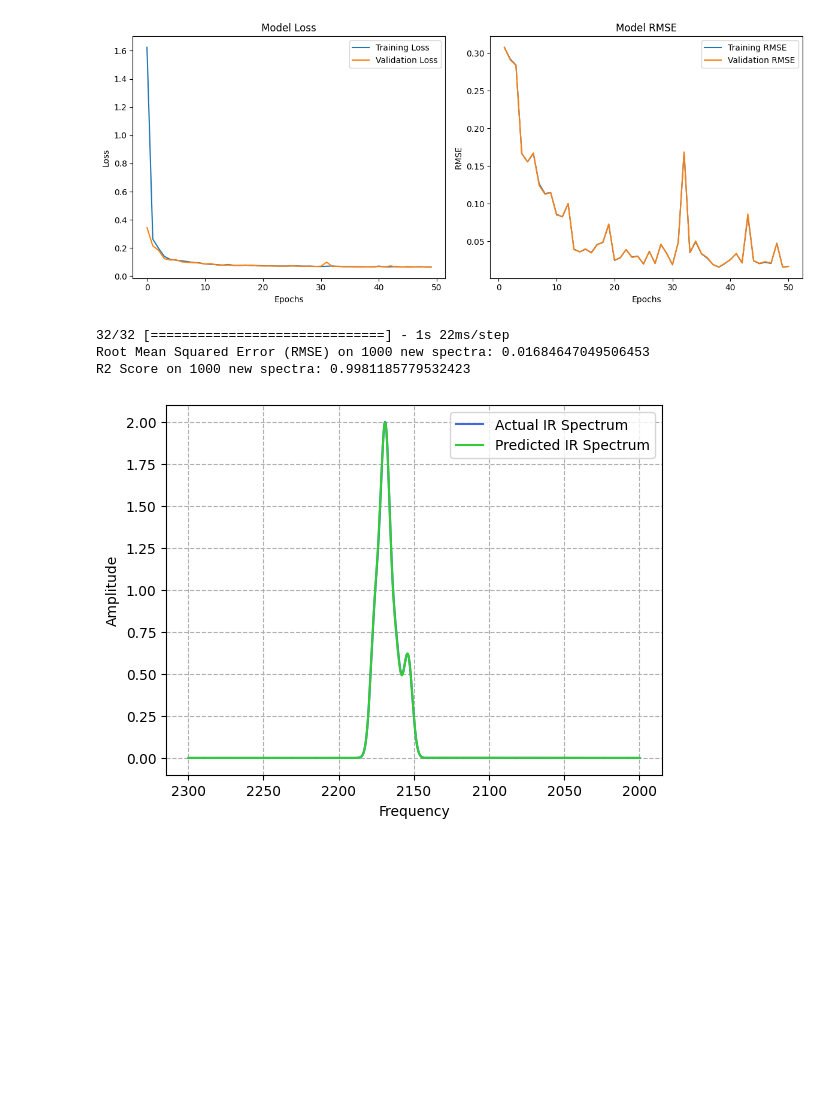
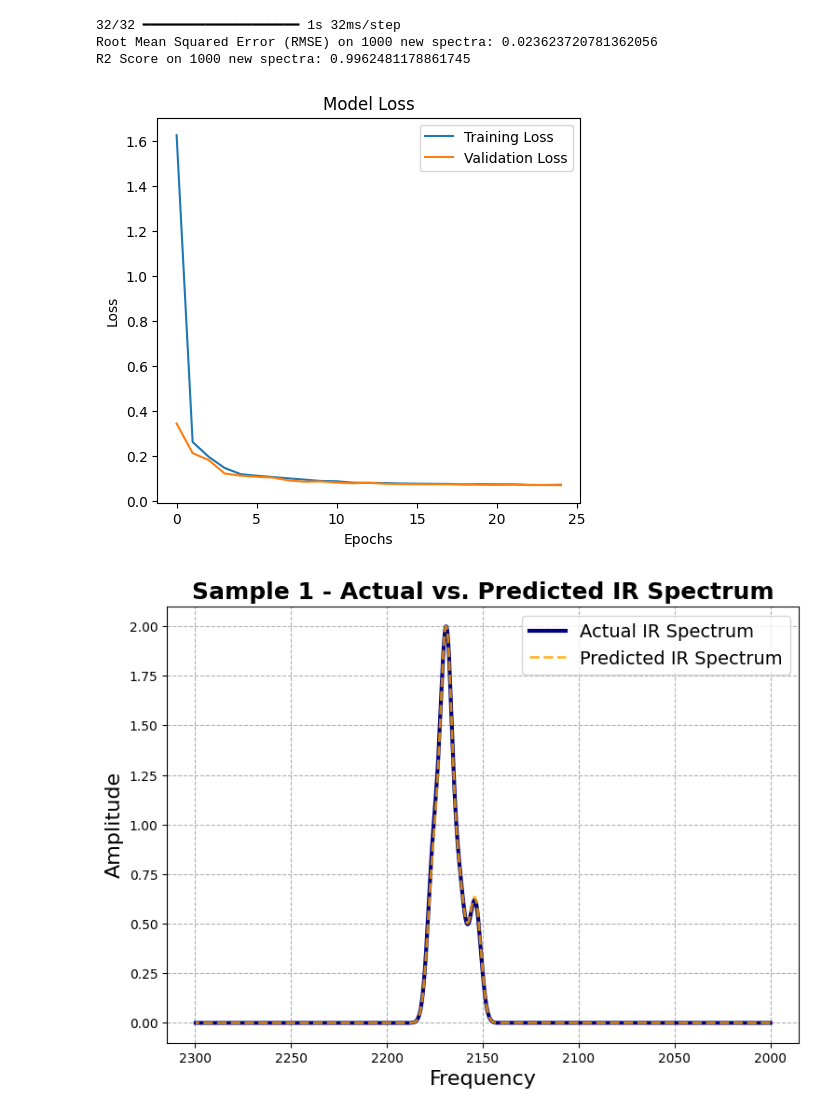
Before and after one commit to MehrdadJalali-AI/Spectrum, a Jupyter notebook: ActualPredcitedCNN.ipynb, the cells around one changed output. Cells and saved outputs as stored; diff of their text form; code cells hidden in the pictures; blank space fills up the shorter version.

```diff
--- a/ActualPredcitedCNN.ipynb
+++ b/ActualPredcitedCNN.ipynb
@@ -153,10 +153,10 @@ class RMSECallback(Callback):
 spectraData_train, spectraData_val, amplitudesData_train, amplitudesData_val = train_test_split(spectraData, amplitudesData, test_size=0.2)
 
 # Instantiate the RMSECallback with both training and validation data
-rmse_callback = RMSECallback(validation_data=(spectraData_train, amplitudesData_train, spectraData_val, amplitudesData_val))
+# rmse_callback = RMSECallback(validation_data=(spectraData_train, amplitudesData_train, spectraData_val, amplitudesData_val))
 
 # Train the model and store the training history
-history = model.fit(spectraData_train, amplitudesData_train, epochs=50, validation_data=(spectraData_val, amplitudesData_val), callbacks=[rmse_callback], verbose=0)
+history = model.fit(spectraData_train, amplitudesData_train, epochs=25, validation_data=(spectraData_val, amplitudesData_val),  verbose=0)
 
 # Plotting the training loss
 plt.figure(figsize=(12, 5))
@@ -168,17 +168,17 @@ plt.xlabel('Epochs')
 plt.ylabel('Loss')
 plt.legend()
 
-# Plotting the training and validation RMSE
-plt.subplot(1, 2, 2)
-plt.plot(range(1, len(rmse_callback.rmse_values_train) + 1), rmse_callback.rmse_values_train, label='Training RMSE')
-plt.plot(range(1, len(rmse_callback.rmse_values_val) + 1), rmse_callback.rmse_values_val, label='Validation RMSE')
-plt.title('Model RMSE')
-plt.xlabel('Epochs')
-plt.ylabel('RMSE')
-plt.legend()
+# # Plotting the training and validation RMSE
+# plt.subplot(1, 2, 2)
+# plt.plot(range(1, len(rmse_callback.rmse_values_train) + 1), rmse_callback.rmse_values_train, label='Training RMSE')
+# plt.plot(range(1, len(rmse_callback.rmse_values_val) + 1), rmse_callback.rmse_values_val, label='Validation RMSE')
+# plt.title('Model RMSE')
+# plt.xlabel('Epochs')
+# plt.ylabel('RMSE')
+# plt.legend()
 
-plt.tight_layout()
-plt.show()
+# plt.tight_layout()
+# plt.show()
 
 
 
@@ -225,18 +225,34 @@ def generate_spectrum_gaussians(amplitudes, centers, x_range):
 
 import matplotlib.pyplot as plt
 
+import matplotlib.pyplot as plt
+
 def plot_curves(actual, predicted, specificFrequencies, x_range):
     num_samples = min(len(actual), len(predicted))
+
+    # Set font style to sans-serif for better clarity
+    plt.rcParams['font.family'] = 'sans-serif'
+
     for i in range(num_samples):
-        plt.figure()
-        plt.plot(x_range, actual[i], label='Actual IR Spectrum', color='royalblue')
-        plt.plot(x_range, predicted[i], label='Predicted IR Spectrum', color='limegreen')
-        plt.xlabel('Frequency')
-        plt.ylabel('Amplitude')
+        plt.figure(figsize=(8, 6))
+
+        # Use contrasting colors and styles for actual vs predicted
+        plt.plot(x_range, actual[i], label='Actual IR Spectrum', color='navy', linestyle='-', linewidth=3)
+        plt.plot(x_range, predicted[i], label='Predicted IR Spectrum', color='orange', linestyle='--', linewidth=2, alpha=0.8)
+
+        # Adjust font sizes for better clarity
+        plt.xlabel('Frequency', fontsize=16)
+        plt.ylabel('Amplitude', fontsize=16)
+        plt.title(f'Sample {i+1} - Actual vs. Predicted IR Spectrum', fontsize=18, weight='bold')
         plt.grid(True, which="both", ls="--")
         plt.gca().invert_xaxis()  # Invert the x-axis
-        plt.legend()
+        plt.legend(fontsize=14)
+
+        # Increase spacing around plot for better readability
+        plt.tight_layout(pad=2)
+
         plt.show()
+
 
 
 
@@ -271,5 +272,5 @@ Epoch 50 - Loss: 0.064632348716259, Training RMSE: 0.016985857739575307, Validat
+32/32 ━━━━━━━━━━━━━━━━━━━━ 1s 32ms/step
+Root Mean Squared Error (RMSE) on 1000 new spectra: 0.023623720781362056
+R2 Score on 1000 new spectra: 0.9962481178861745
-[figure, old version]
+[figure, new version]
-32/32 [==============================] - 1s 22ms/step
-Root Mean Squared Error (RMSE) on 1000 new spectra: 0.01684647049506453
-R2 Score on 1000 new spectra: 0.9981185779532423
-[figure, old version]
+[figure, new version]
```
Also changed, not shown: parts of 1 cell of this notebook.
